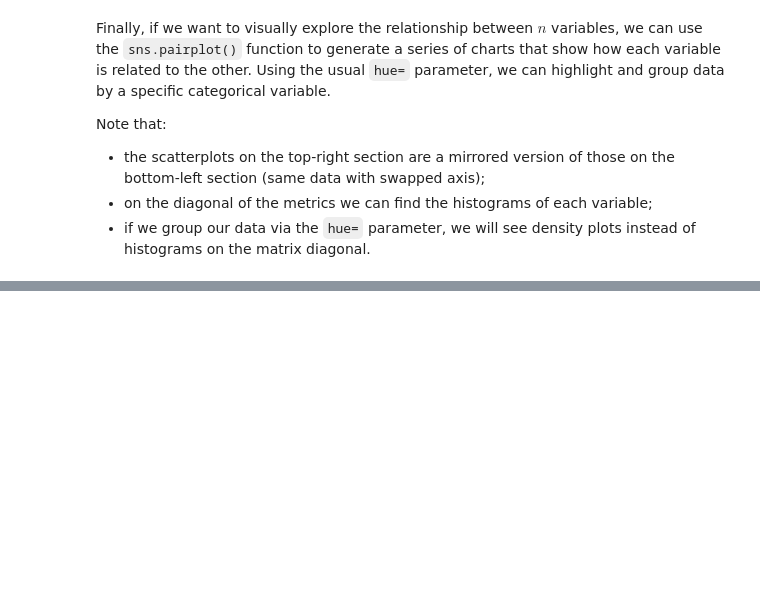
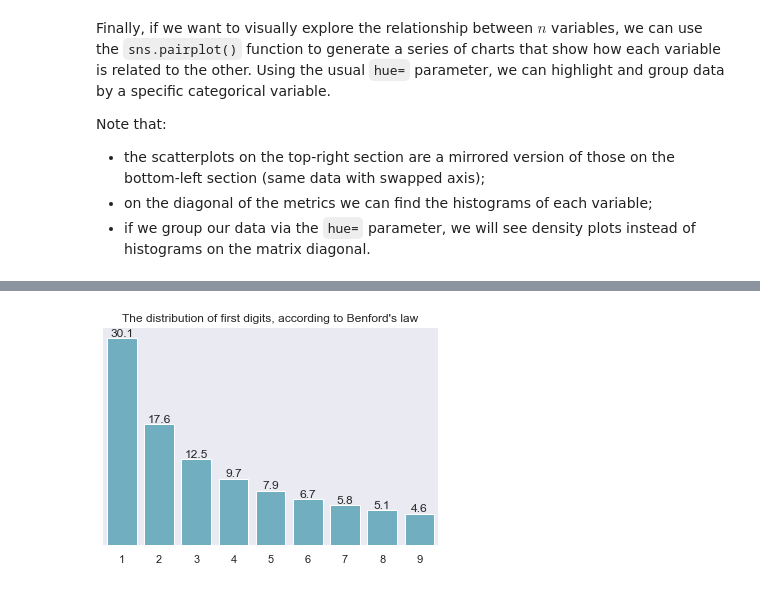
Before and after one commit to boolean-data-analytics/4.16.39-Data-Distribution, a Jupyter notebook: 4.16.39 Data Distribution.ipynb, the cells around one changed output, grey strips where cells are left out. Drawn from its saved outputs; the diff is of its cells as text; code cells hidden in the pictures; blank space fills up the shorter version.

```diff
--- a/4.16.39 Data Distribution.ipynb
+++ b/4.16.39 Data Distribution.ipynb
@@ -441,0 +454,22 @@ plt.show()
+# %%
+#!pip install wikipedia
+import wikipedia as wp
+#wp.search('Benford')
+page = wp.page("Benford")
+html = page.html().encode("UTF-8")
+bl = pd.read_html(html)[0]
+bl.columns = ['ix', 'benford', 'to_drop']
+bl.drop(columns=['to_drop'], inplace=True)
+# remove % sign and convert to probability
+bl['benford'] = bl['benford'].str.replace('%', '').astype('float')/100
+#bl
+# %%
+ax = sns.barplot(x=bl['ix'], y=bl['benford']*100, color='c')
+ax.bar_label(ax.containers[0])
+ax.get_yaxis().set_visible(False)
+ax.set(xlabel=None)
+ax.set(title='The distribution of first digits, according to Benford\'s law')
+sns.despine(left=True, bottom=True)
+plt.show()
+# %% [output]
+[figure, added]
```
Also changed, not shown: parts of 14 cells of this notebook, 1 other file.
